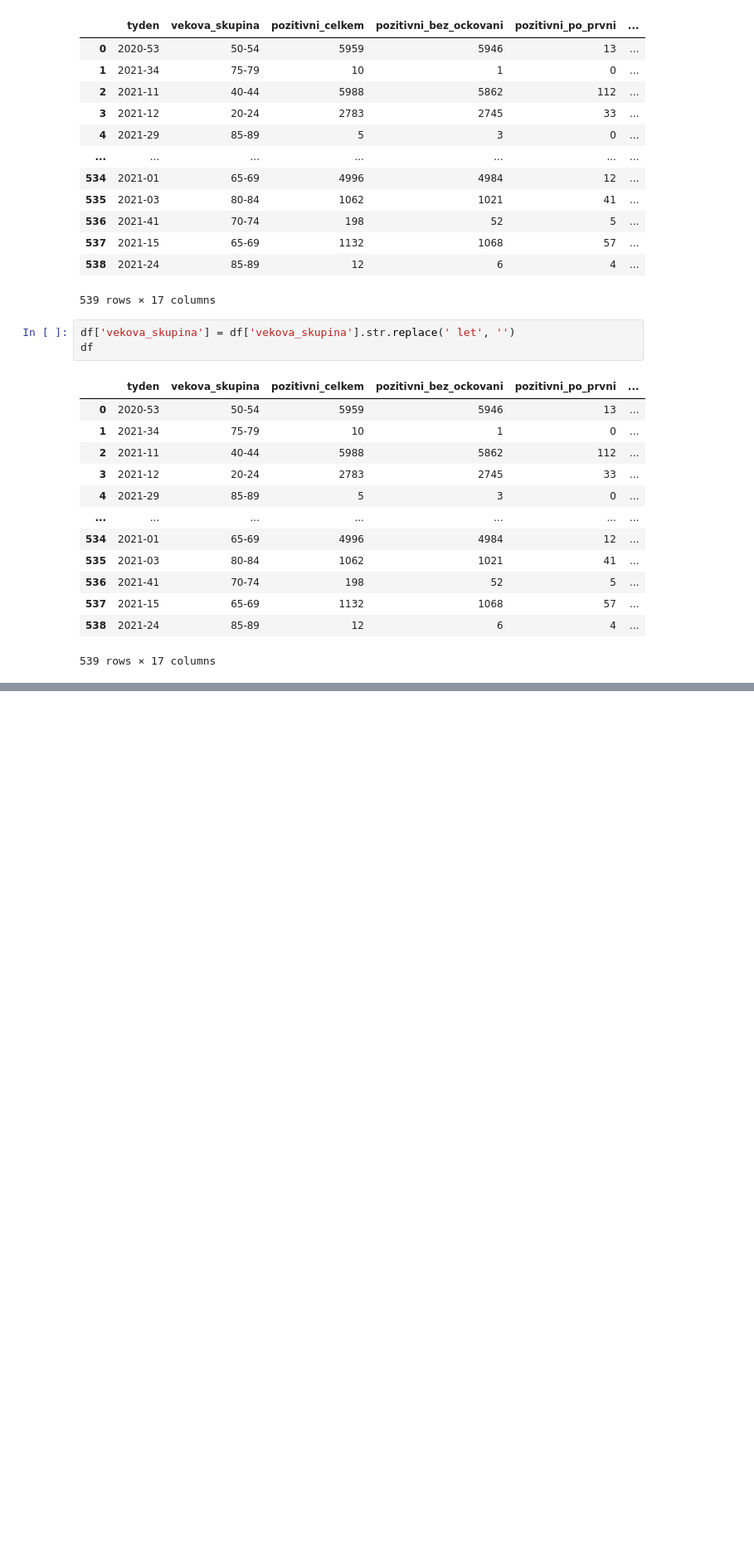
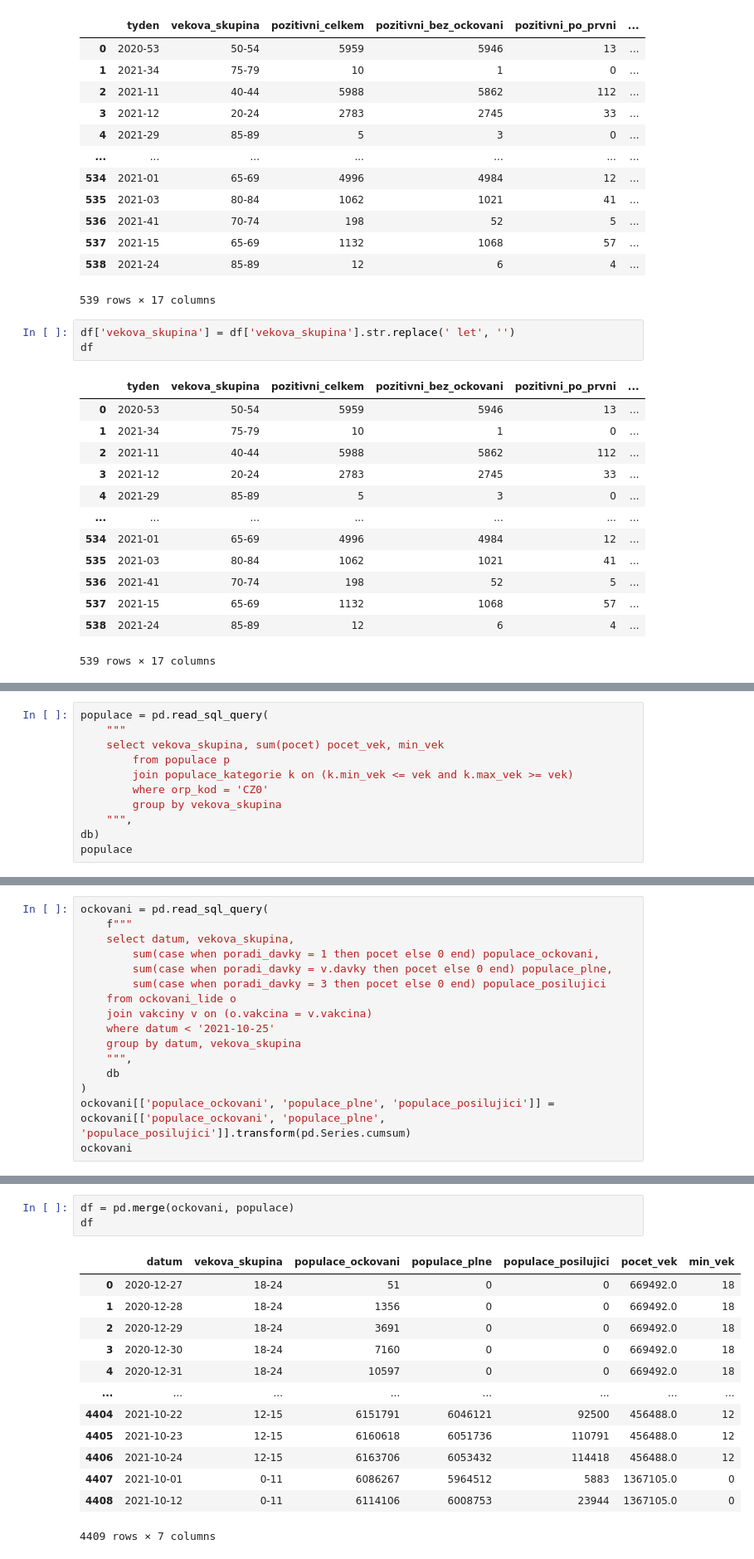
Before and after one commit to msusicky/ockovani-covid, a Jupyter notebook: notebooks/srovnani.ipynb, the cells around one changed output, grey strips where cells are left out. Shown: that part at 83% size. Drawn from its saved outputs; the diff is of its cells as text; blank space fills up the shorter version.

```diff
--- a/notebooks/srovnani.ipynb
+++ b/notebooks/srovnani.ipynb
@@ -59,0 +93,11 @@ df
+# %%
+populace = pd.read_sql_query(
+    """
+    select vekova_skupina, sum(pocet) pocet_vek, min_vek
+        from populace p
+        join populace_kategorie k on (k.min_vek <= vek and k.max_vek >= vek)
+        where orp_kod = 'CZ0'
+        group by vekova_skupina
+    """,
+db)
+populace
@@ -59,0 +122,16 @@ df
+# %%
+ockovani = pd.read_sql_query(
+    f"""
+    select datum, vekova_skupina,
+        sum(case when poradi_davky = 1 then pocet else 0 end) populace_ockovani,
+        sum(case when poradi_davky = v.davky then pocet else 0 end) populace_plne,
+        sum(case when poradi_davky = 3 then pocet else 0 end) populace_posilujici
+    from ockovani_lide o
+    join vakciny v on (o.vakcina = v.vakcina)
+    where datum < '2021-10-25'
+    group by datum, vekova_skupina
+    """,
+    db
+)
+ockovani[['populace_ockovani', 'populace_plne', 'populace_posilujici']] = ockovani[['populace_ockovani', 'populace_plne', 'populace_posilujici']].transform(pd.Series.cumsum)
+ockovani
@@ -59,0 +152,17 @@ df
+# %%
+df = pd.merge(ockovani, populace)
+df
+# %% [output]
+|  | datum | vekova_skupina | populace_ockovani | populace_plne | populace_posilujici | pocet_vek | min_vek |
+| 0 | 2020-12-27 | 18-24 | 51 | 0 | 0 | 669492.0 | 18 |
+| 1 | 2020-12-28 | 18-24 | 1356 | 0 | 0 | 669492.0 | 18 |
+| 2 | 2020-12-29 | 18-24 | 3691 | 0 | 0 | 669492.0 | 18 |
+| 3 | 2020-12-30 | 18-24 | 7160 | 0 | 0 | 669492.0 | 18 |
+| 4 | 2020-12-31 | 18-24 | 10597 | 0 | 0 | 669492.0 | 18 |
+| ... | ... | ... | ... | ... | ... | ... | ... |
+| 4404 | 2021-10-22 | 12-15 | 6151791 | 6046121 | 92500 | 456488.0 | 12 |
+| 4405 | 2021-10-23 | 12-15 | 6160618 | 6051736 | 110791 | 456488.0 | 12 |
+| 4406 | 2021-10-24 | 12-15 | 6163706 | 6053432 | 114418 | 456488.0 | 12 |
+| 4407 | 2021-10-01 | 0-11 | 6086267 | 5964512 | 5883 | 1367105.0 | 0 |
+| 4408 | 2021-10-12 | 0-11 | 6114106 | 6008753 | 23944 | 1367105.0 | 0 |
+4409 rows × 7 columns
```
Also changed, not shown: parts of 5 cells of this notebook, 4 other files.
